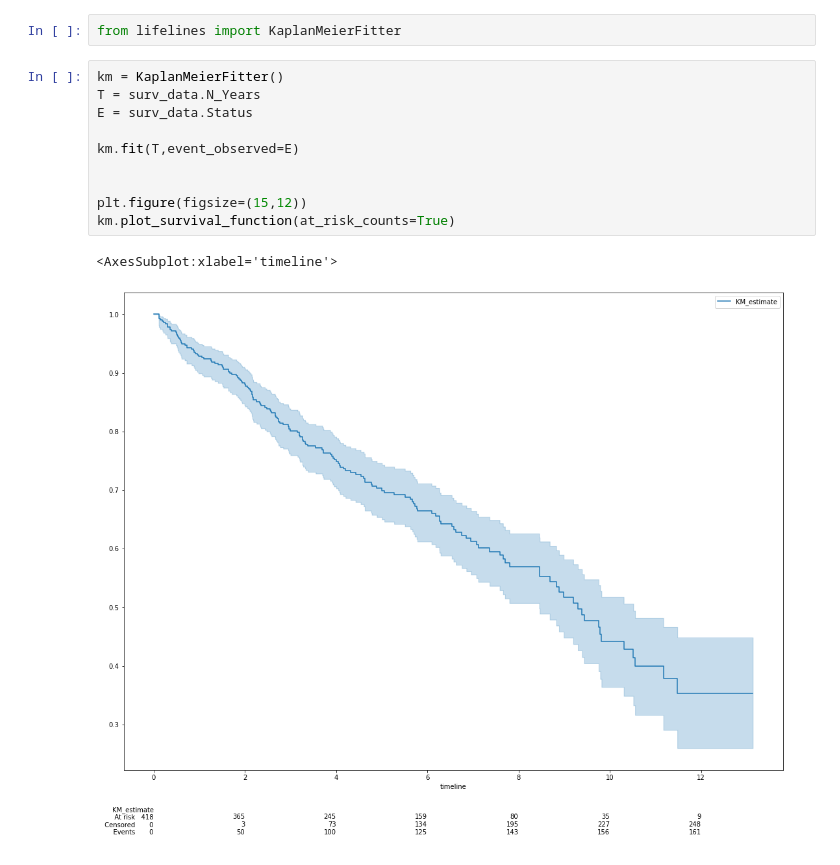
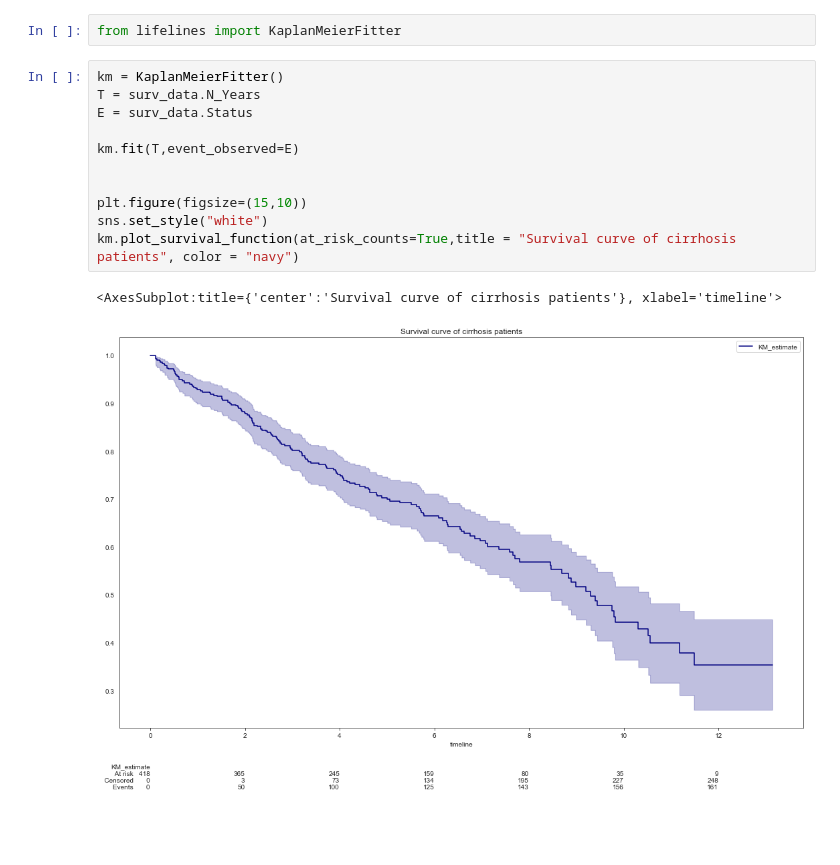
Before and after one commit to pmmc92/ci, a Jupyter notebook: mf.ipynb, the cells around one changed output. Saved outputs shown, nothing was run; the diff lists cells and outputs as text; blank space fills up the shorter version.

```diff
--- a/mf.ipynb
+++ b/mf.ipynb
@@ -145,13 +147,14 @@ from lifelines import KaplanMeierFitter
 # %%
 km = KaplanMeierFitter()
 T = surv_data.N_Years
 E = surv_data.Status
 
 km.fit(T,event_observed=E)
 
 
-plt.figure(figsize=(15,12))
-km.plot_survival_function(at_risk_counts=True)
+plt.figure(figsize=(15,10))
+sns.set_style("white")
+km.plot_survival_function(at_risk_counts=True,title = "Survival curve of cirrhosis patients", color = "navy")
 # %% [output]
-<AxesSubplot:xlabel='timeline'>
+<AxesSubplot:title={'center':'Survival curve of cirrhosis patients'}, xlabel='timeline'>
-[figure, old version]
+[figure, new version]
```
Also changed, not shown: parts of 4 cells of this notebook.
